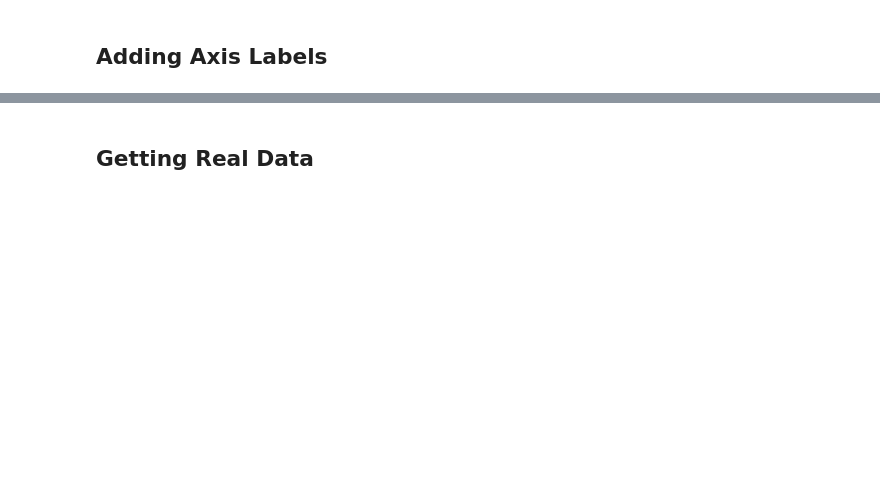
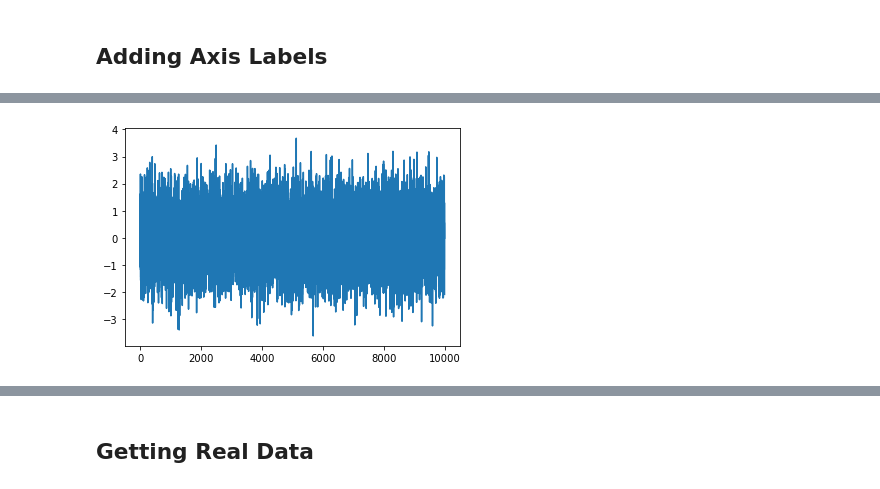
Before and after one commit to hank-butler/hf, a Jupyter notebook: quantopian/ch01-intro_to_research.ipynb, the cells around one changed output, grey strips where cells are left out. Saved outputs shown, nothing was run; the diff lists cells and outputs as text; code cells hidden in the pictures; blank space fills up the shorter version.

```diff
--- a/quantopian/ch01-intro_to_research.ipynb
+++ b/quantopian/ch01-intro_to_research.ipynb
@@ -112,0 +106,4 @@ ImportError: attempted relative import with no known parent package
+# %%
+plt.plot(x);
+# %% [output]
+[figure, added]
```
Also changed, not shown: parts of 13 cells of this notebook.
